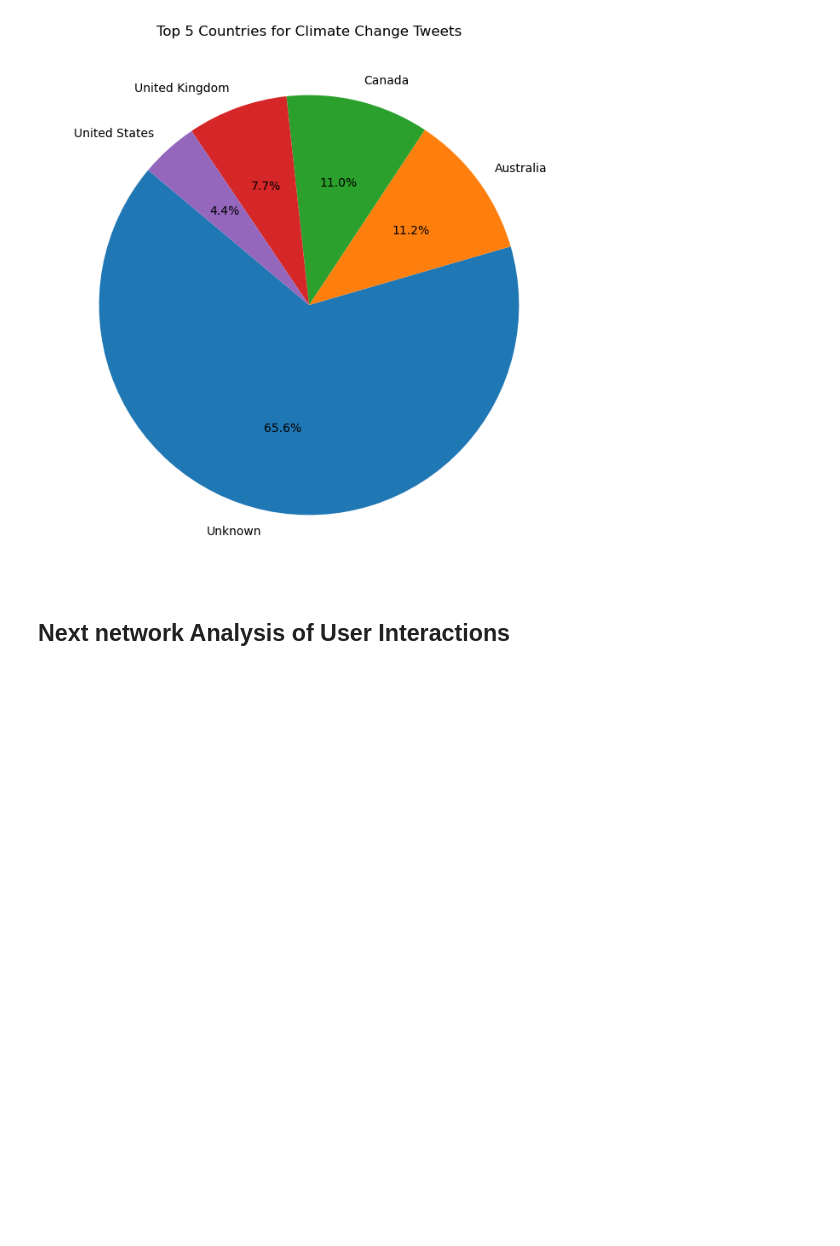
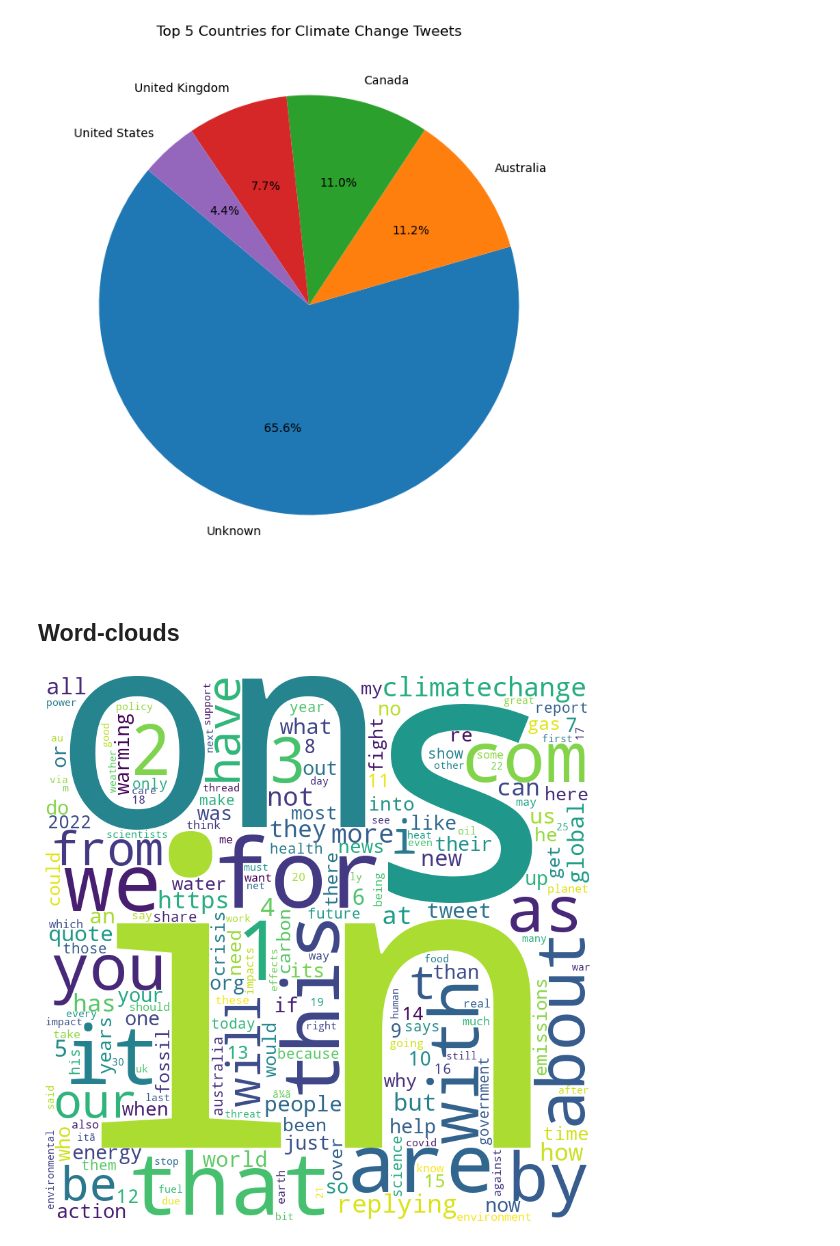
Before and after one commit to ZSoleimani/Tweets-network, a Jupyter notebook: Tweets-network.ipynb, the cells around one changed output. Saved outputs shown, nothing was run; the diff lists cells and outputs as text; code cells hidden in the pictures; blank space fills up the shorter version.

```diff
--- a/Tweets-network.ipynb
+++ b/Tweets-network.ipynb
@@ -484,5 +483,36 @@ plt.ylabel('')  # Hide the y-label
 plt.show()
 # %% [output]
 [figure]
-# %% [markdown]
-## Next network Analysis of User Interactions
+# %% [markdown]
+## Word-clouds
+# %%
+import re
+from collections import Counter
+from wordcloud import WordCloud
+import matplotlib.pyplot as plt
+
+# Tokenize and clean all tweets (excluding non-alphabetic characters)
+all_tokens = []
+for tweet in tweets_df['Text'].astype(str):
+    all_tokens.extend(re.findall(r'\b\w+\b', tweet.lower()))
+
+# Calculate the frequency of each word
+word_freq = Counter(all_tokens)
+
+# Identify the most frequent words to be used as stop words
+custom_stop_words = set(word for word, freq in word_freq.most_common(10))
+
+# Filter out the custom stop words from the term frequency
+filtered_tf = {word: count for word, count in word_freq.items() if word not in custom_stop_words}
+
+# Generate a new word cloud with the filtered term frequency
+filtered_wordcloud = WordCloud(width=800, height=800, background_color='white').generate_from_frequencies(filtered_tf)
+
+# Plotting the new Word Cloud
+plt.figure(figsize=(8, 8), facecolor=None)
+plt.imshow(filtered_wordcloud)
+plt.axis("off")
+plt.tight_layout(pad=0)
+plt.show()
+# %% [output]
+[figure, added]
```
Also changed, not shown: parts of 8 cells of this notebook.
